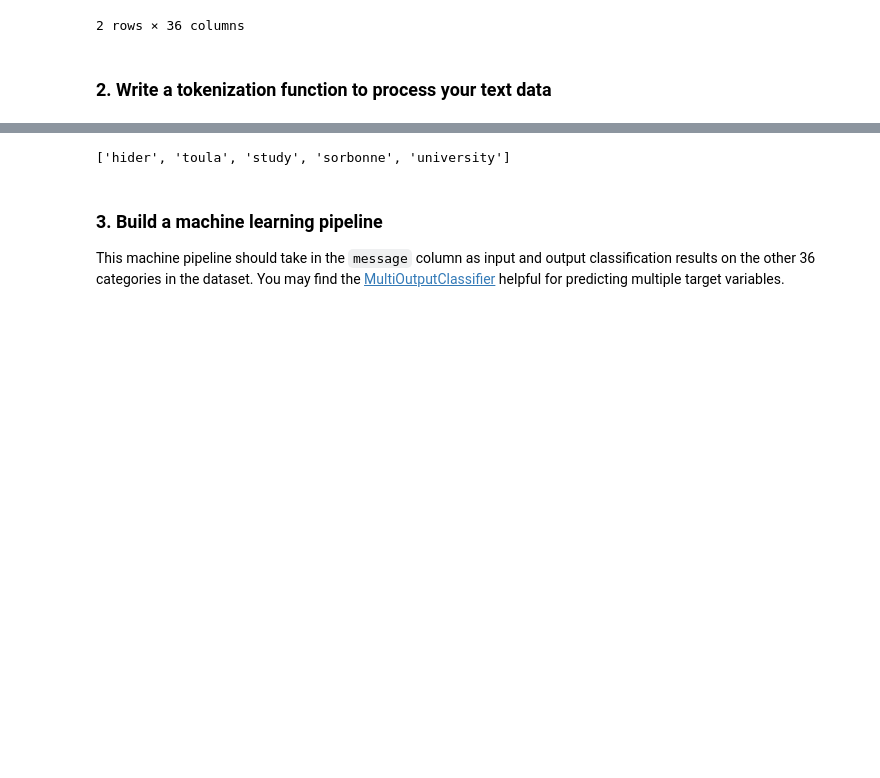
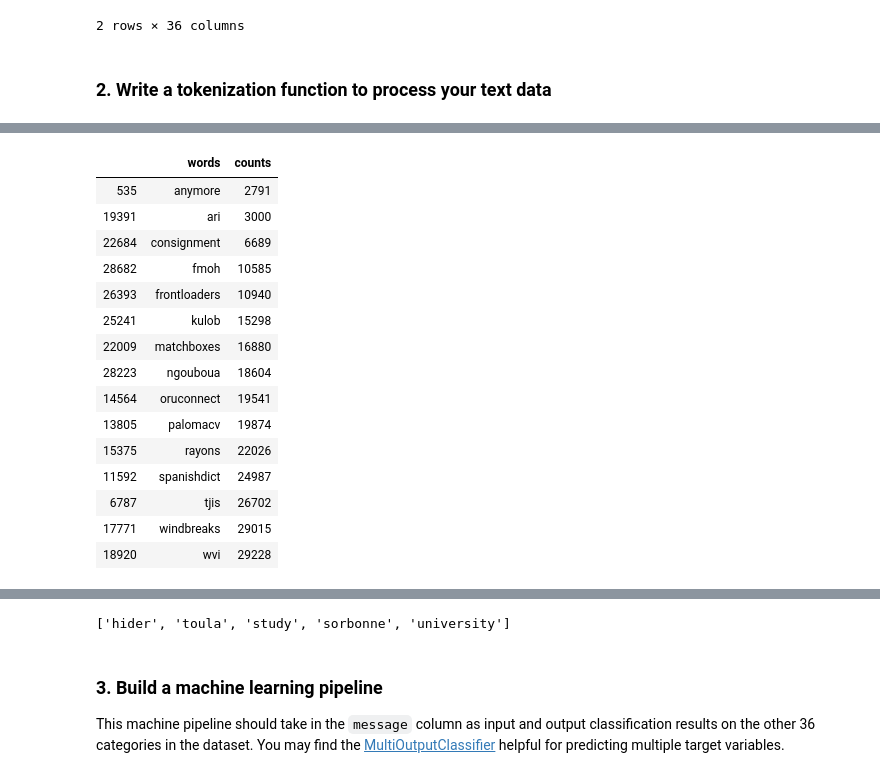
Before and after one commit to hider-toula/Disaster-Response-Pipelines, a Jupyter notebook: ML Pipeline Preparation.ipynb, the cells around one changed output, grey strips where cells are left out. Cells and saved outputs as stored; diff of their text form; code cells hidden in the pictures; blank space fills up the shorter version.

```diff
--- a/ML Pipeline Preparation.ipynb
+++ b/ML Pipeline Preparation.ipynb
@@ -39,7 +48,8 @@ import pickle
 # %%
 # load data from database
 engine = create_engine('sqlite:///data.db')
-df = pd.read_sql_table('Disasters', con=engine)
-x = df['message']
-y = df.drop(['message', 'genre', 'id', 'original'], axis = 1)
+df = pd.read_sql("SELECT * FROM Messages", engine)
+
+X = df['message']
+Y = df.drop(['id', 'message', 'original', 'genre'], axis = 1)
 # %%
@@ -60,6 +70,18 @@ y.head(2)
 ### 2. Write a tokenization function to process your text data
 # %%
 def tokenize(text):
+    '''
+    INPUT
+    text - a String
+
+    the function will make the texte to a loxer case
+    then it will delete all the special caracters
+    after that it will split it to a list of words
+    finally it will lemetize the list of words
+
+    OUTPUT
+    a list of tokenized word
+    '''
     text = text.lower()
     text = re.sub(r"[^a-zA-z0-9]"," ",text)
     words = word_tokenize(text)
@@ -72,3 +94,6 @@ def tokenize(text):
         clean_tok = lemmatizer.lemmatize(w , pos='v').strip()
         clean_tokens.append(clean_tok)
     return clean_tokens
+# %%
+vect = CountVectorizer(tokenizer=tokenize)
+X_vectorized = vect.fit_transform(X)
@@ -74,0 +105,26 @@ def tokenize(text):
+# %%
+keys, values = [], []
+for k, v in vect.vocabulary_.items():
+    keys.append(k)
+    values.append(v)
+
+vocabulary = pd.DataFrame.from_dict({'words': keys, 'counts': values})
+# %%
+vocabulary.sample(15, random_state=72).sort_values('counts')
+# %% [output]
+|  | words | counts |
+| 535 | anymore | 2791 |
+| 19391 | ari | 3000 |
+| 22684 | consignment | 6689 |
+| 28682 | fmoh | 10585 |
+| 26393 | frontloaders | 10940 |
+| 25241 | kulob | 15298 |
+| 22009 | matchboxes | 16880 |
+| 28223 | ngouboua | 18604 |
+| 14564 | oruconnect | 19541 |
+| 13805 | palomacv | 19874 |
+| 15375 | rayons | 22026 |
+| 11592 | spanishdict | 24987 |
+| 6787 | tjis | 26702 |
+| 17771 | windbreaks | 29015 |
+| 18920 | wvi | 29228 |
```
Also changed, not shown: parts of 26 cells of this notebook, 17 other files.
